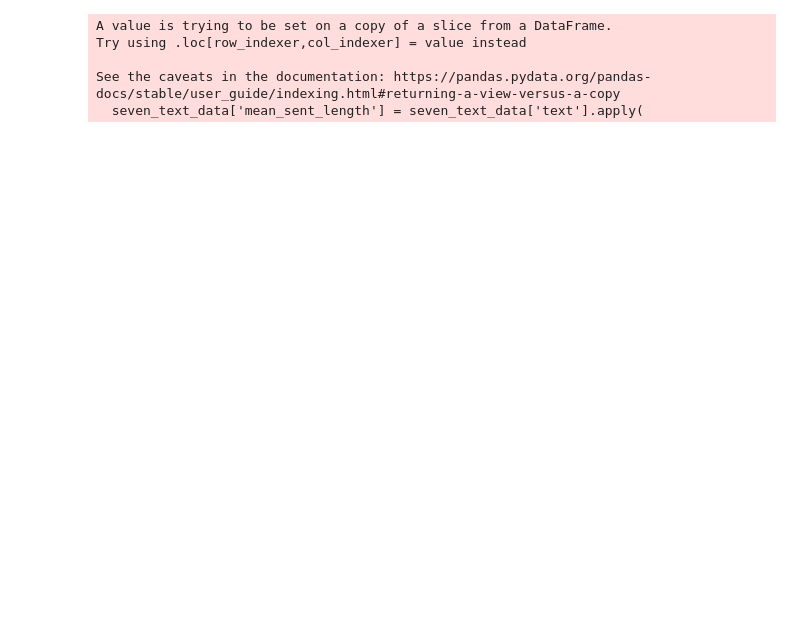
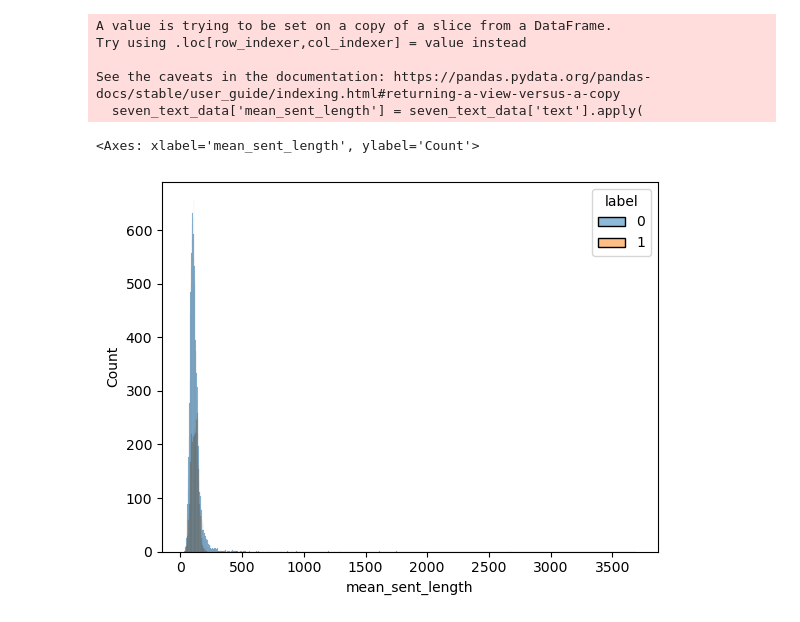
Before and after one commit to jeremy01911/advanced_machine_learning, a Jupyter notebook: exploration.ipynb, the cells around one changed output. Drawn from its saved outputs; the diff is of its cells as text; code cells hidden in the pictures; blank space fills up the shorter version.

```diff
--- a/exploration.ipynb
+++ b/exploration.ipynb
@@ -184,3 +177,8 @@ Try using .loc[row_indexer,col_indexer] = value instead
 
 See the caveats in the documentation: https://pandas.pydata.org/pandas-docs/stable/user_guide/indexing.html#returning-a-view-versus-a-copy
   seven_text_data['mean_sent_length'] = seven_text_data['text'].apply(
+# %%
+sns.histplot(seven_text_data, x = 'mean_sent_length', hue='label')
+# %% [output]
+<Axes: xlabel='mean_sent_length', ylabel='Count'>
+[figure, added]
```
Also changed, not shown: parts of 8 cells of this notebook.
